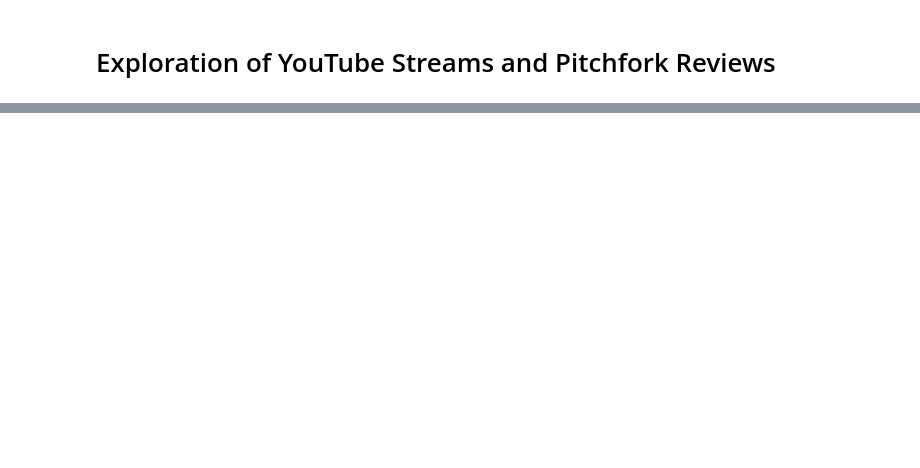
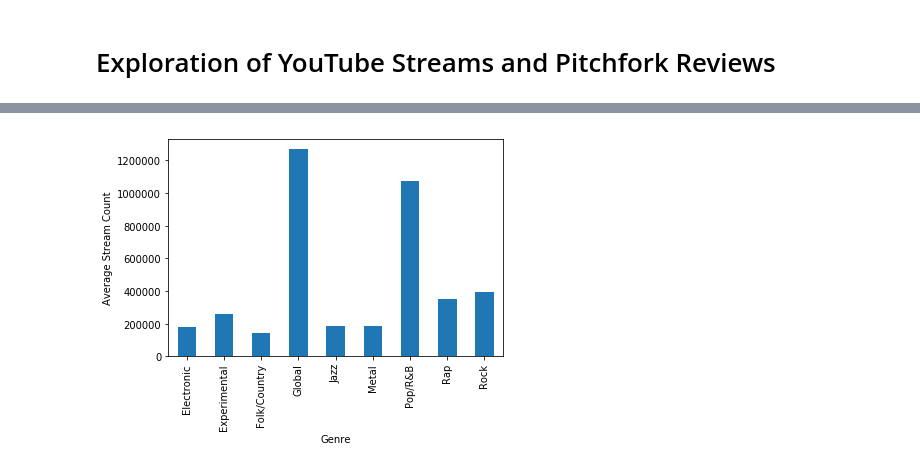
Before and after one commit to cfabian/pitchviews, a Jupyter notebook: numerical_analyses/streaming-exploration.ipynb, the cells around one changed output, grey strips where cells are left out. Drawn from its saved outputs; the diff is of its cells as text; code cells hidden in the pictures; blank space fills up the shorter version.

```diff
--- a/numerical_analyses/streaming-exploration.ipynb
+++ b/numerical_analyses/streaming-exploration.ipynb
@@ -57,0 +47,9 @@ Name: viewCount, Length: 99, dtype: object
+# %%
+g = df.groupby('genre')
+x = g.viewCount.describe()['mean']
+x.plot.bar()
+plt.xlabel('Genre')
+plt.ylabel('Average Stream Count')
+plt.show()
+# %% [output]
+[figure, added]
```
Also changed, not shown: parts of 4 cells of this notebook, 2 other files.
